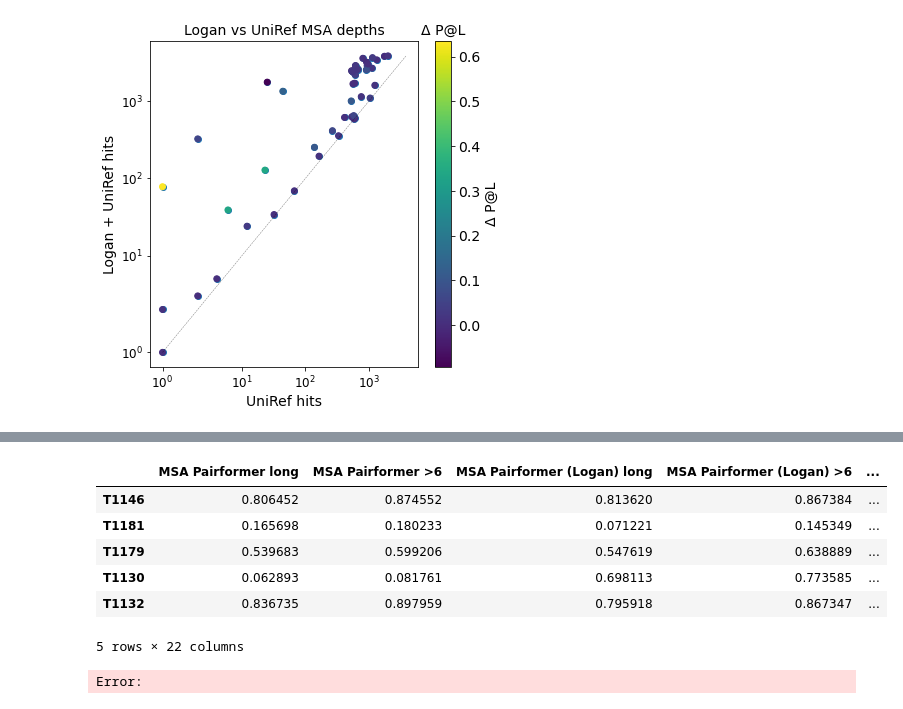
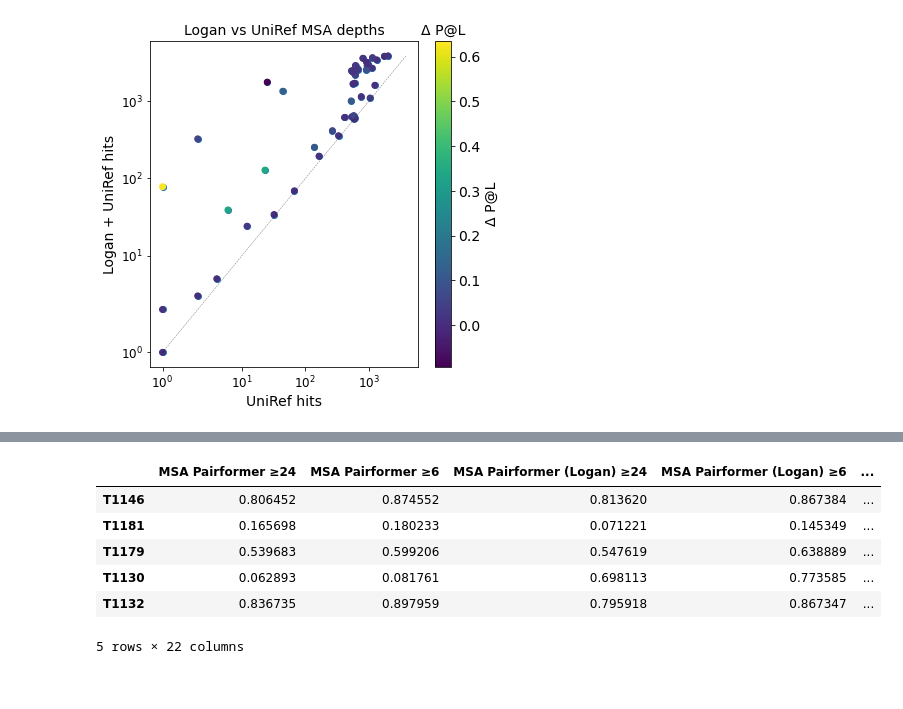
Before and after one commit to yoakiyama/MSA_Pairformer, a Jupyter notebook: Cell_2026_analysis_notebooks/Figure5/Figure5A_CASP15.ipynb, the cells around one changed output, grey strips where cells are left out. Cells and saved outputs as stored; diff of their text form; code cells hidden in the pictures.

```diff
--- a/Cell_2026_analysis_notebooks/Figure5/Figure5A_CASP15.ipynb
+++ b/Cell_2026_analysis_notebooks/Figure5/Figure5A_CASP15.ipynb
@@ -978,33 +968,34 @@ Text(0.5, 1.05, '$\\it{Hormaphis}$ $\\it{cornu}$ bicycle protein')
 # %%
 # Make supplementary table
 results_files_d = {
     "MSA Pairformer": "results/msa_pairformer/all_results.hhblits_uniref.tsv",
     "MSA Pairformer (Logan)": "results/msa_pairformer_logan/all_results.hhblits_uniref_mmseqs_logan.tsv",
     "MSA Transformer": "results/msa_transformer/msa_transformer_results.tsv",
     "MSA Transformer (Logan)": "results/msa_transformer_logan/msa_transformer_results.tsv",
+    "ESMC 600M": "results/esmc_600m/all_results_CASP15.tsv",
+    "ESMC 300M": "results/esmc_300m/all_results_CASP15.tsv",
+    "ESM2 15B": "results/esm2_15B/esm2_15B_results.tsv",
+    "ESM2 3B": "results/esm2_3B/esm2_3B_results.tsv",
+    "ESM2 650M": "results/esm2_650M/esm2_650M_results.tsv",
+    "ESM2 300M": "results/esm2_3B/esm2_3B_results.tsv",
     "ESM2 150M": "results/esm2_150M/esm2_150M_results.tsv",
-    "ESM2 300M": "results/esm2_3B/esm2_3B_results.tsv",
-    "ESM2 650M": "results/esm2_650M/esm2_650M_results.tsv",
-    "ESM2 3B": "results/esm2_3B/esm2_3B_results.tsv",
-    "ESM2 15B": "results/esm2_15B/esm2_15B_results.tsv",
-    "ESMC 300M": "results/esmc_300m/all_results_CASP15.tsv",
-    "ESMC 600M": "results/esmc_600m/all_results_CASP15.tsv",
 }
 df_l = []
 for method_name in results_files_d:
     cols = ['qba_long_P@L', 'qba_morethansix_P@L'] if "pairformer" in results_files_d[method_name] else ['long_P@L', 'morethansix_P@L']
     df = pd.read_csv(results_files_d[method_name], sep='\t', index_col=0)[cols]
-    df.columns = [f"{method_name} long", f"{method_name} >6"]
+    df.columns = [f"{method_name} ≥24", f"{method_name} ≥6"]
     df_l.append(df)
 df = pd.concat(df_l, axis=1)
 df.to_csv("results/CASP15_contact_predictions.tsv", sep='\t')
+df.to_excel("results/CASP15_contact_predictions.xlsx")
+
 df.head()
 # %% [output]
-|  | MSA Pairformer long | MSA Pairformer >6 | MSA Pairformer (Logan) long | MSA Pairformer (Logan) >6 | ... |
+|  | MSA Pairformer ≥24 | MSA Pairformer ≥6 | MSA Pairformer (Logan) ≥24 | MSA Pairformer (Logan) ≥6 | ... |
 | T1146 | 0.806452 | 0.874552 | 0.813620 | 0.867384 | ... |
 | T1181 | 0.165698 | 0.180233 | 0.071221 | 0.145349 | ... |
 | T1179 | 0.539683 | 0.599206 | 0.547619 | 0.638889 | ... |
 | T1130 | 0.062893 | 0.081761 | 0.698113 | 0.773585 | ... |
 | T1132 | 0.836735 | 0.897959 | 0.795918 | 0.867347 | ... |
 5 rows × 22 columns
-Error:
```
Also changed, not shown: parts of 5 cells of this notebook, 2 other files.
